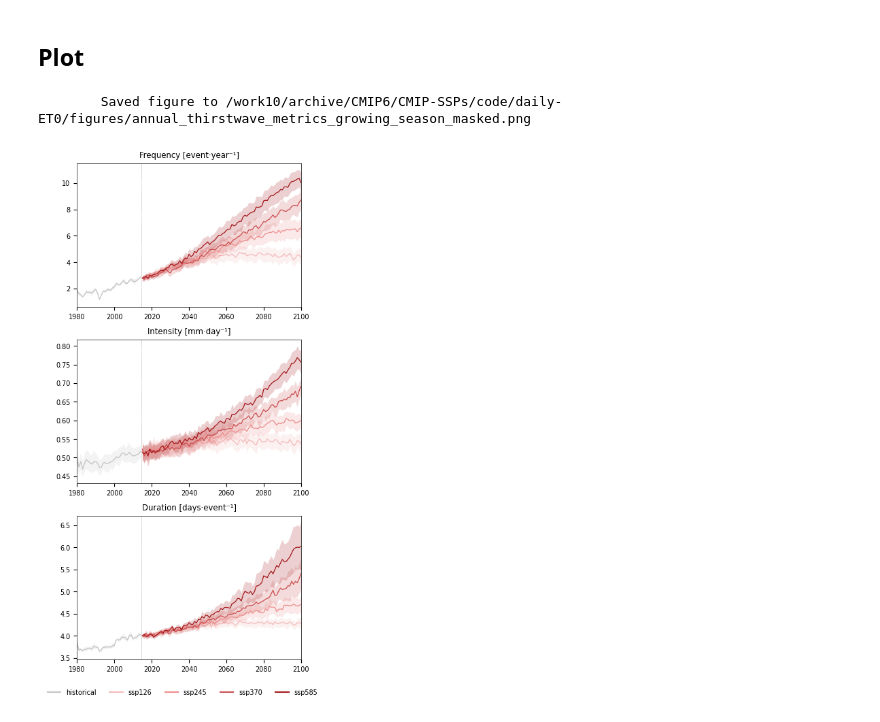
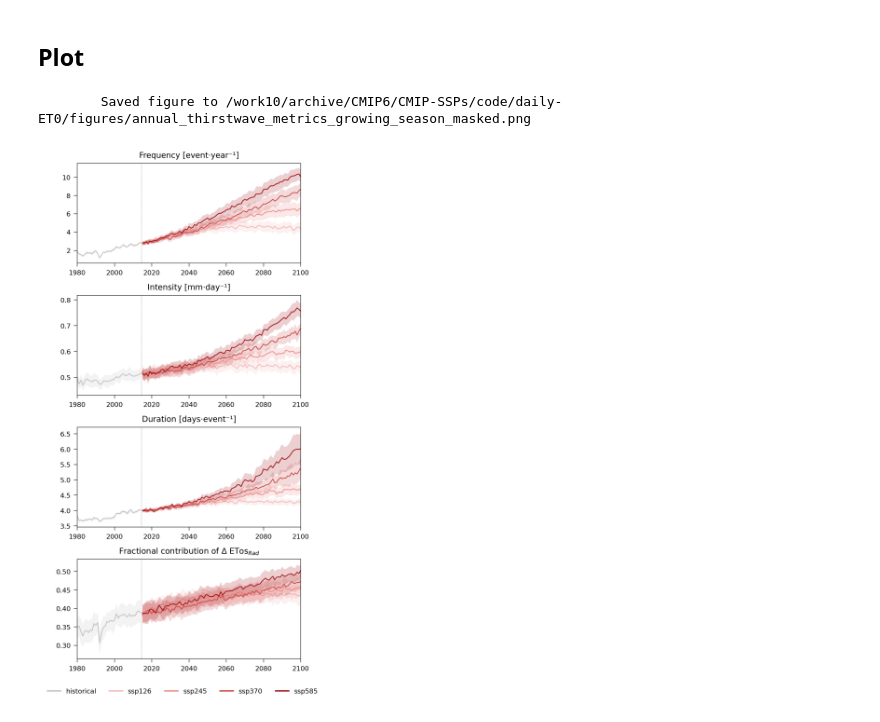
Before and after one commit to froggyalchemist/daily-ET0, a Jupyter notebook: figures/annual_thirswave_metrics_growing_season.ipynb, the cells around one changed output. Drawn from its saved outputs; the diff is of its cells as text; code cells hidden in the pictures.

Commit message:
Add fractional contribution of ETos_Rad

```diff
--- a/figures/annual_thirswave_metrics_growing_season.ipynb
+++ b/figures/annual_thirswave_metrics_growing_season.ipynb
@@ -43,6 +43,7 @@ print(f"✅ Loaded data from {n_loaded} model x experiment combinations")
 intensity_all = {exp: {} for exp in experiments}
 frequency_all = {exp: {} for exp in experiments}
 duration_all = {exp: {} for exp in experiments}
+rad_frac_all = {exp: {} for exp in experiments}
 for exp in experiments:
     for model in models:
         try:
@@ -62,20 +63,24 @@ for exp in experiments:
         intensity_all[exp][model] = global_weighted_mean(ds_masked.intensity).compute()
         frequency_all[exp][model] = global_weighted_mean(ds_masked.event_count).compute()
         duration_all[exp][model] = global_weighted_mean(ds_masked.mean_duration).compute()
+        rad_frac_all[exp][model] = global_weighted_mean(ds_masked.rad_frac_tw).compute()
 
     ints = [ds_masked for m, ds_masked in intensity_all[exp].items() if ds_masked is not np.nan]
     freqs = [ds_masked for m, ds_masked in frequency_all[exp].items() if ds_masked is not np.nan]
     durs = [ds_masked for m, ds_masked in duration_all[exp].items() if ds_masked is not np.nan]
+    rad_fracs = [ds_masked for m, ds_masked in rad_frac_all[exp].items() if ds_masked is not np.nan]
 
     # Find multi-model mean of frequency, intensity and duration
     intensity_all[exp]["mean"] = xr.concat(ints, dim="model").mean(dim="model")
     frequency_all[exp]["mean"] = xr.concat(freqs, dim="model").mean(dim="model")
     duration_all[exp]["mean"] = xr.concat(durs, dim="model").mean(dim="model")
+    rad_frac_all[exp]["mean"] = xr.concat(rad_fracs, dim="model").mean(dim="model")
 
     # Inter-model spread: standard deviation across models
     intensity_all[exp]["std"] = xr.concat(ints, dim="model").std(dim="model")
     frequency_all[exp]["std"] = xr.concat(freqs, dim="model").std(dim="model")
     duration_all[exp]["std"] = xr.concat(durs, dim="model").std(dim="model")
+    rad_frac_all[exp]["std"] = xr.concat(rad_fracs, dim="model").std(dim="model")
 # %% [markdown]
 ## Plot
 # %%
@@ -97,7 +102,7 @@ XLIM = (1980, 2100)
 # Style adjustments (Nature style)
 plt.style.use('nature')
 mm = 1/25.4  # mm to inches
-fig, axes = plt.subplots(nrows=3, ncols=1, figsize=(100*mm, 200*mm))
+fig, axes = plt.subplots(nrows=4, ncols=1, figsize=(100*mm, 200*mm))
 
 plot_params = { "figure.dpi": "300",
                "font.size": 7,
@@ -115,6 +120,7 @@ for exp in experiments:
     frequency_all[exp]["mean"].plot(ax=axes[0], color=style["color"], linewidth=style["linewidth"]*3, zorder=style["zorder"], alpha=1)
     intensity_all[exp]["mean"].plot(ax=axes[1], color=style["color"], linewidth=style["linewidth"]*3, zorder=style["zorder"], alpha=1)
     duration_all[exp]["mean"].plot(ax=axes[2], color=style["color"], linewidth=style["linewidth"]*3, zorder=style["zorder"], alpha=1)
+    rad_frac_all[exp]["mean"].plot(ax=axes[3], color=style["color"], linewidth=style["linewidth"]*3, zorder=style["zorder"], alpha=1)
 
     # Shading represents inter-model spread (mean +- 0.5 std)
     x = intensity_all[exp]["mean"].year
@@ -131,33 +137,38 @@ for exp in experiments:
     duration_lower = duration_all[exp]["mean"] - duration_all[exp]["std"]*0.5
     axes[2].fill_between(x, duration_lower.values, duration_upper.values, color=style["color"], alpha=0.2, linewidth=0)
 
+    rad_frac_upper = rad_frac_all[exp]["mean"] + rad_frac_all[exp]["std"]*0.5
+    rad_frac_lower = rad_frac_all[exp]["mean"] - rad_frac_all[exp]["std"]*0.5
+    axes[3].fill_between(x, rad_frac_lower.values, rad_frac_upper.values, color=style["color"], alpha=0.2, linewidth=0)
+
 
 for ax in axes:
     ax.axvline(TRANSITION_YEAR+0.5, color="grey", linestyle="--", linewidth=0.4, alpha=0.7) # Dashed grey vertical line marking the end of the historical exp / start of the SSPs
     ax.set_xlim(*XLIM) # X axis from 1980 to 2100
     ax.set_xlabel('')
     ax.set_ylabel('')
 
 axes[0].set_title("Frequency [event·year⁻¹]")
 axes[1].set_title("Intensity [mm·day⁻¹]")
 axes[2].set_title("Duration [days·event⁻¹]")
+axes[3].set_title(r"Fractional contribution of $\Delta$ ETos$_{Rad}$")
 
 # Shared legend for the whole figure
 legend_handles = [
     Line2D([0], [0], color=style["color"], linewidth=1.5, alpha=1, label=exp)
     for exp, style in EXPERIMENT_STYLE.items()
 ]
 fig.legend(handles=legend_handles, loc="lower center", ncol=5, bbox_to_anchor=(0.5, -0.04), frameon=False)
 
 fig.tight_layout()
 #fig.subplots_adjust(wspace=0.3, hspace=0.4)
 
 # Export to png
 outdir = Path(".")
 outdir.mkdir(exist_ok=True)
 outpath = outdir / f"annual_thirstwave_metrics_growing_season_masked.png"
 fig.savefig(outpath, dpi=300, bbox_inches="tight")
 print(f"\n\tSaved figure to {outpath.resolve()}")
 # %% [output]
         Saved figure to /work10/archive/CMIP6/CMIP-SSPs/code/daily-ET0/figures/annual_thirstwave_metrics_growing_season_masked.png
-[figure, old version]
+[figure, new version]
```
Also changed, not shown: 1 other file.
